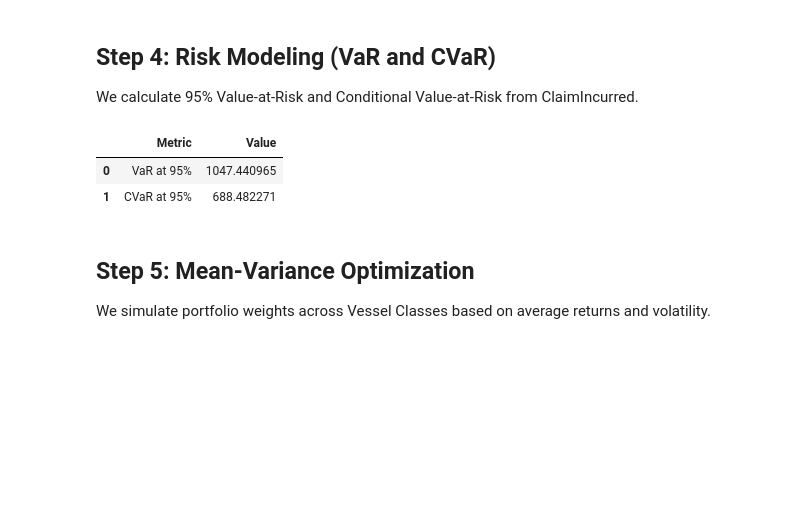
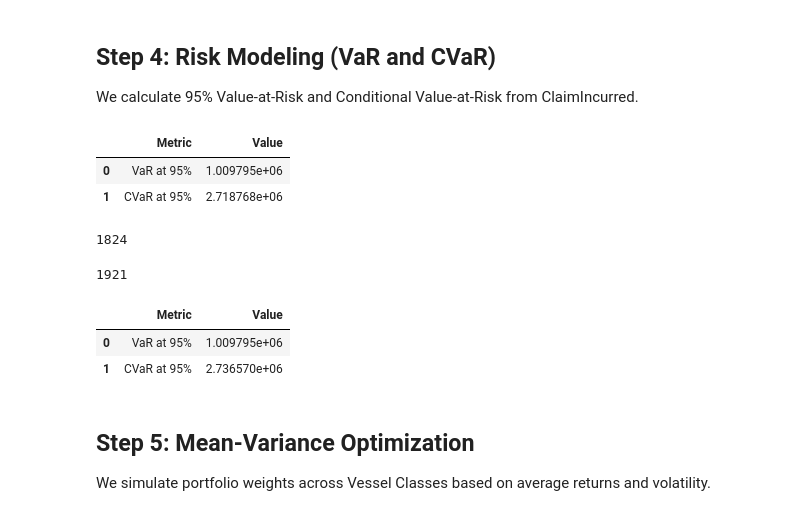
Before and after one commit to anshupandey/MSA-analytics, a Jupyter notebook: Lab6_Ocean_Hull_Portfolio_Analysis_Final.ipynb, the cells around one changed output. Saved outputs shown, nothing was run; the diff lists cells and outputs as text; code cells hidden in the pictures; blank space fills up the shorter version.

```diff
--- a/Lab6_Ocean_Hull_Portfolio_Analysis_Final.ipynb
+++ b/Lab6_Ocean_Hull_Portfolio_Analysis_Final.ipynb
@@ -199,21 +211,41 @@ dtype: float64
 We calculate 95% Value-at-Risk and Conditional Value-at-Risk from ClaimIncurred.
 # %%
 
-claims = df['ClaimIncurred']
+claims = df['ClaimIncurred'][df['ClaimIncurred']>0]
 claims = claims[claims > 0].sort_values().reset_index(drop=True)
 
 alpha = 0.95
 n = len(claims)
-index_var = int((1 - alpha) * n)
+index_var = int((alpha) * n)
 
 VaR_95 = claims.iloc[index_var]
-CVaR_95 = claims.iloc[:index_var].mean()
+CVaR_95 = claims.iloc[index_var:].mean()
 
 pd.DataFrame({'Metric': ['VaR at 95%', 'CVaR at 95%'], 'Value': [VaR_95, CVaR_95]})
 # %% [output]
 |  | Metric | Value |
-| 0 | VaR at 95% | 1047.440965 |
-| 1 | CVaR at 95% | 688.482271 |
+| 0 | VaR at 95% | 1.009795e+06 |
+| 1 | CVaR at 95% | 2.718768e+06 |
+# %%
+index_var
+# %% [output]
+1824
+# %%
+len(claims)
+# %% [output]
+1921
+# %%
+
+claims = df['ClaimIncurred'][df['ClaimIncurred']>0]
+
+VaR_95 = np.percentile(claims,95)
+CVaR_95 = claims[claims>VaR_95].mean()
+
+pd.DataFrame({'Metric': ['VaR at 95%', 'CVaR at 95%'], 'Value': [VaR_95, CVaR_95]})
+# %% [output]
+|  | Metric | Value |
+| 0 | VaR at 95% | 1.009795e+06 |
+| 1 | CVaR at 95% | 2.736570e+06 |
 # %% [markdown]
 ## Step 5: Mean-Variance Optimization
 
```
Also changed, not shown: parts of 3 cells of this notebook.
